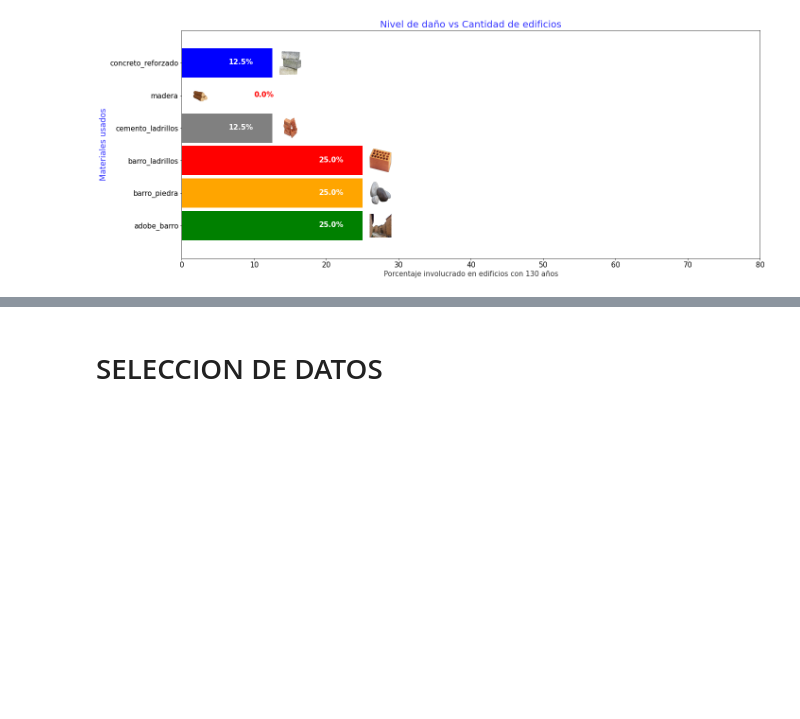
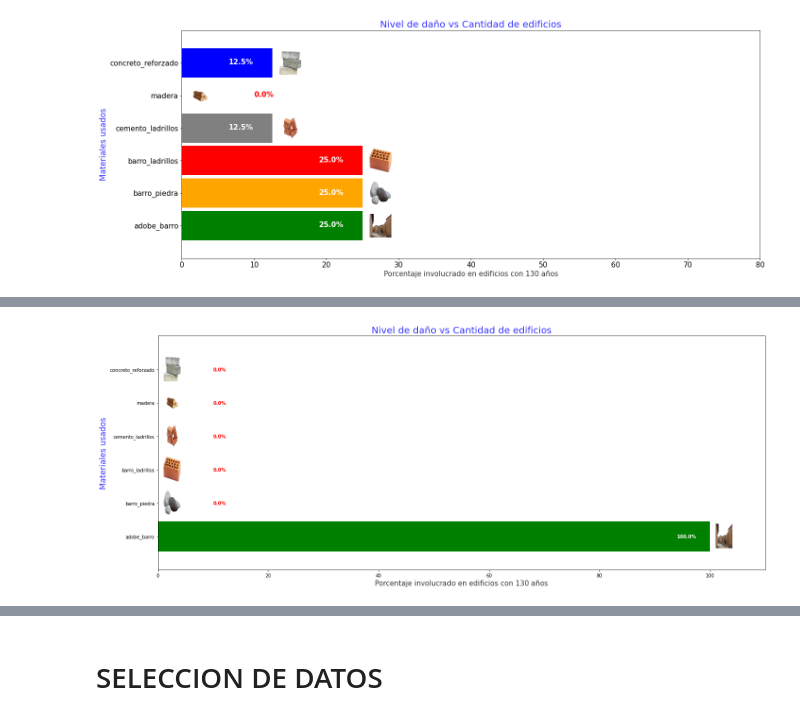
Before and after one commit to ffelfis/OrgaDatosTPs, a Jupyter notebook: TP1/Diego_TP1.ipynb, the cells around one changed output, grey strips where cells are left out. Cells and saved outputs as stored; diff of their text form; code cells hidden in the pictures; blank space fills up the shorter version.

```diff
--- a/TP1/Diego_TP1.ipynb
+++ b/TP1/Diego_TP1.ipynb
@@ -565,0 +573,7 @@ Año 135
+# %%
+result_155 = result
+result_155.drop(['antiguedad','total'],axis = 'columns',inplace=True)
+result_155 = result_155.transpose().reset_index()
+#result_155.rename(index=str, columns={0: "New name"})
+result_155 = result_155.rename(index=str, columns={0: "Porcentaje", 'index':'Material'})
+result_155
@@ -565,0 +588,38 @@ Año 135
+# %%
+labels = result_155['Material'].tolist()
+colors = ['green','orange','red','grey','cyan','blue']
+levels = ['Daño Bajo','Daño Medio','Daño Alto']
+values = result_155['Porcentaje'].tolist()
+
+height = 0.9
+v =plt.barh(y=labels, width=values, height=height, color=colors, align='center')
+plt.title("Nivel de daño vs Cantidad de edificios", fontsize=20, color = 'blue',alpha = 0.8)
+plt.ylabel("Materiales usados", fontsize=17, color = 'blue', alpha = 0.8)
+plt.xlabel("Porcentaje involucrado en edificios con 130 años", fontsize=15, color = 'black', alpha = 0.8)
+
+tip = ['adobe_barro','barro_piedra','barro_ladrillos','cemento_ladrillos','madera','concreto_reforzado']
+for i, (label, value) in enumerate(zip(labels, values)):
+   rut = (f'./drive/My Drive/Colab Notebooks/TP1/imagenes/materiales/iconos/{tip[i]}.png')
+   img = mpimg.imread(rut)
+   plt.imshow(img, extent=[value + 1, value +4, i - height / 2.5, i + height / 2.5], aspect='auto', zorder=2, filterrad=10.0)
+
+
+plt.xlim(0, 110)
+plt.ylim(-1, 6)
+#plt.legend(v, labels)
+
+for i, v in enumerate(values):
+    izq = 10 + (i+1)*1
+    if v == 0.0 :
+      position = v + 10
+      colors = 'red'
+    else :
+      position = v - 6
+      colors = 'white'
+    plt.text(position,i - .05, str(round(v, 2)) + '%', color=colors, fontweight='bold')
+
+plt.gcf().set_size_inches(20, 8)
+plt.tight_layout()
+plt.show()
+# %% [output]
+[figure, added]
```
Also changed, not shown: parts of 23 cells of this notebook.
